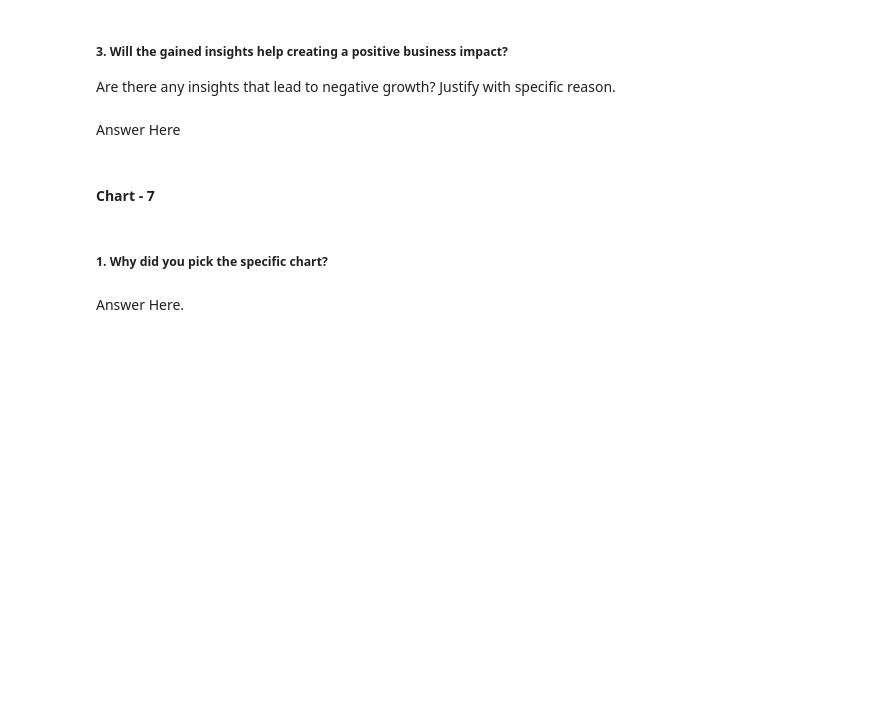
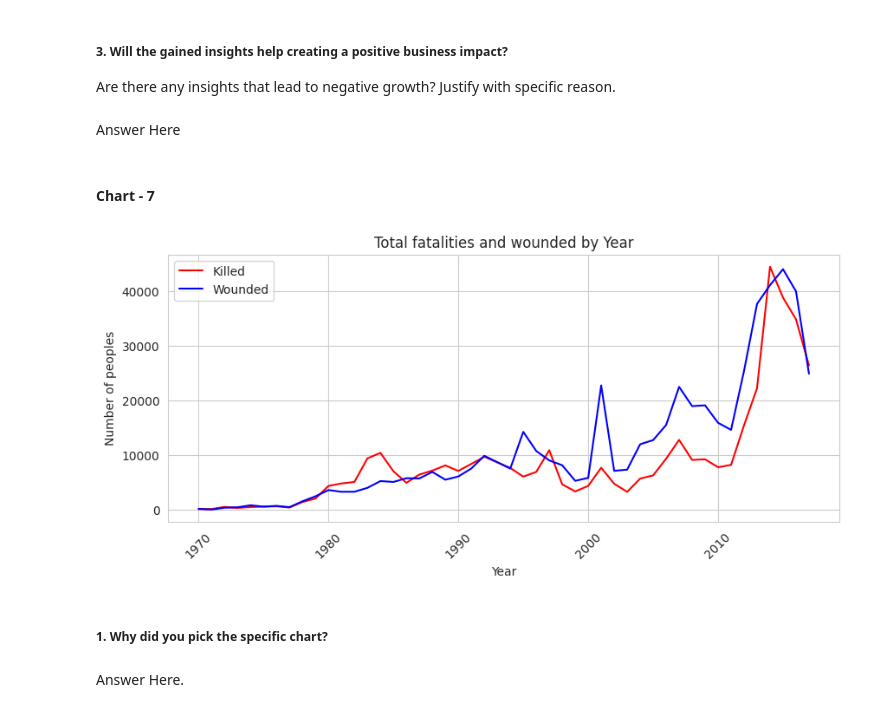
Before and after one commit to vishalrana00007/Global-Terrorism-Database-Capstone-Project, a Jupyter notebook: Global_terrorism_analysis(Capstone_project)Module_2.ipynb, the cells around one changed output. Cells and saved outputs as stored; diff of their text form; code cells hidden in the pictures; blank space fills up the shorter version.

```diff
--- a/Global_terrorism_analysis(Capstone_project)Module_2.ipynb
+++ b/Global_terrorism_analysis(Capstone_project)Module_2.ipynb
@@ -504,3 +508,25 @@ Answer Here
+# %%
+# Chart - 7 visualization code
+sum_killed_per_year = tr_df.groupby('Year')['Killed'].sum().reset_index()
+wounded_yearly = tr_df.groupby('Year')['Wounded'].sum().reset_index()
+
+plt.figure(figsize=(10,4)) # Set size of the plot
+
+# For Killed
+sns.lineplot(data=sum_killed_per_year, x='Year', y='Killed', color = 'Red', label = "Killed")
+
+# For Wounded
+sns.lineplot(data=wounded_yearly, x='Year', y='Wounded', color = 'Blue', label ="Wounded")
+
+plt.title('Total fatalities and wounded by Year') # Set the title of plot
+plt.xlabel('Year') # Set x-label
+plt.xticks(rotation = 45) # Rotate x-axis labels
+plt.ylabel('Number of peoples') # Set y-label
+
+plt.legend()
+plt.show() # Display the plot
+# %% [output]
+[figure, added]
 # %% [markdown]
 ##### 1. Why did you pick the specific chart?
 # %% [markdown]
```
Also changed, not shown: parts of 15 cells of this notebook.
